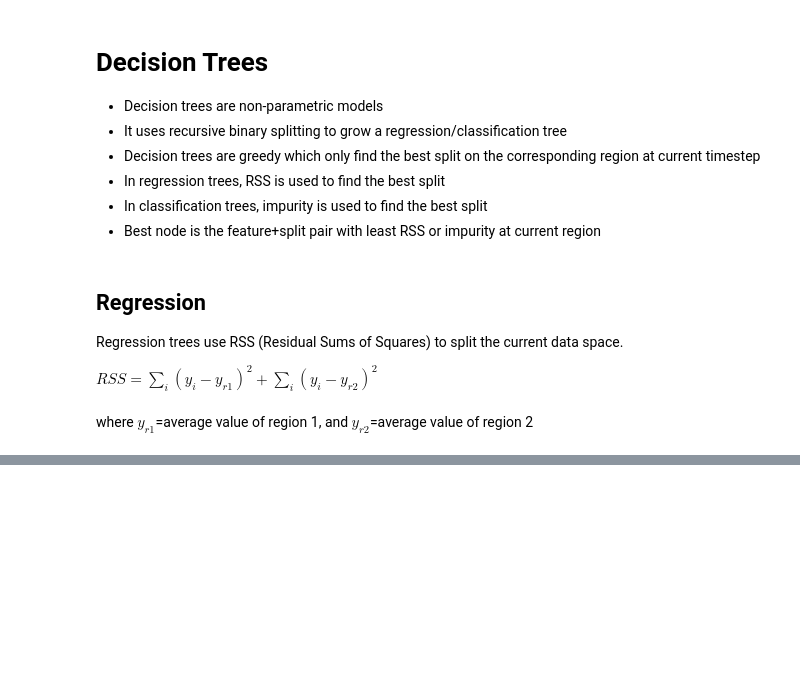
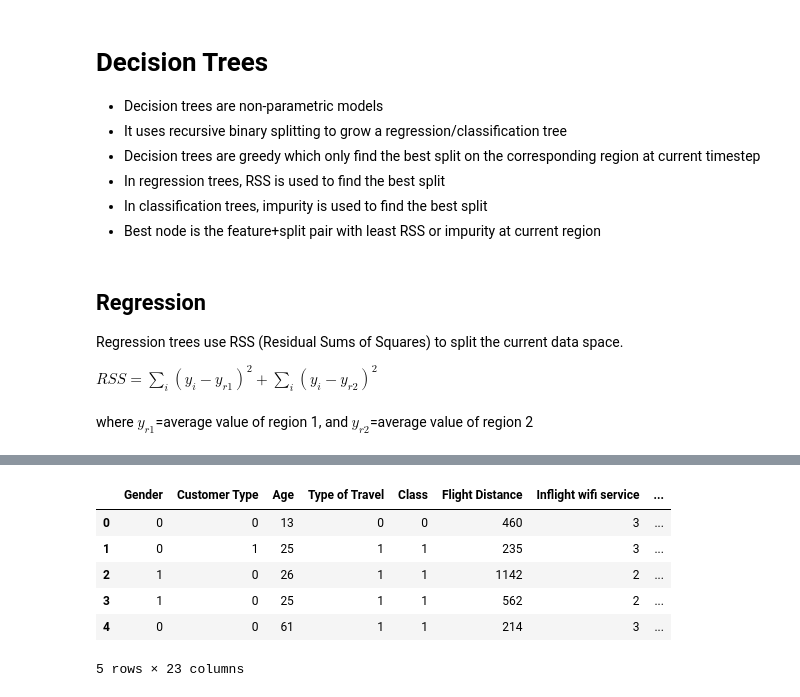
Before and after one commit to kaung-htet-myat/stats-with-python, a Jupyter notebook: tree_based_methods/decision_tree.ipynb, the cells around one changed output, grey strips where cells are left out. Drawn from its saved outputs; the diff is of its cells as text; code cells hidden in the pictures; blank space fills up the shorter version.

```diff
--- a/tree_based_methods/decision_tree.ipynb
+++ b/tree_based_methods/decision_tree.ipynb
@@ -26,0 +212,25 @@ weight = num_of_sample_in_the_region/total_num_of_sample_in_parent
+# %%
+train_features = cat_feats + num_feats
+
+for cf in cat_feats+[target]:
+       encoder = OrdinalEncoder(categories=[list(df_train[cf].unique())])
+       df_train[cf] = encoder.fit_transform(df_train[[cf]]).astype(int)
+
+       encoder = OrdinalEncoder(categories=[list(df_test[cf].unique())])
+       df_test[cf] = encoder.fit_transform(df_test[[cf]]).astype(int)
+
+X_train = df_train[train_features]
+y_train = df_train[target]
+
+X_test = df_test[train_features]
+y_test = df_test[target]
+# %%
+df_train.head()
+# %% [output]
+|  | Gender | Customer Type | Age | Type of Travel | Class | Flight Distance | Inflight wifi service | ... |
+| 0 | 0 | 0 | 13 | 0 | 0 | 460 | 3 | ... |
+| 1 | 0 | 1 | 25 | 1 | 1 | 235 | 3 | ... |
+| 2 | 1 | 0 | 26 | 1 | 1 | 1142 | 2 | ... |
+| 3 | 1 | 0 | 25 | 1 | 1 | 562 | 2 | ... |
+| 4 | 0 | 0 | 61 | 1 | 1 | 214 | 3 | ... |
+5 rows × 23 columns
```
Also changed, not shown: parts of 19 cells of this notebook, 9 other files.
